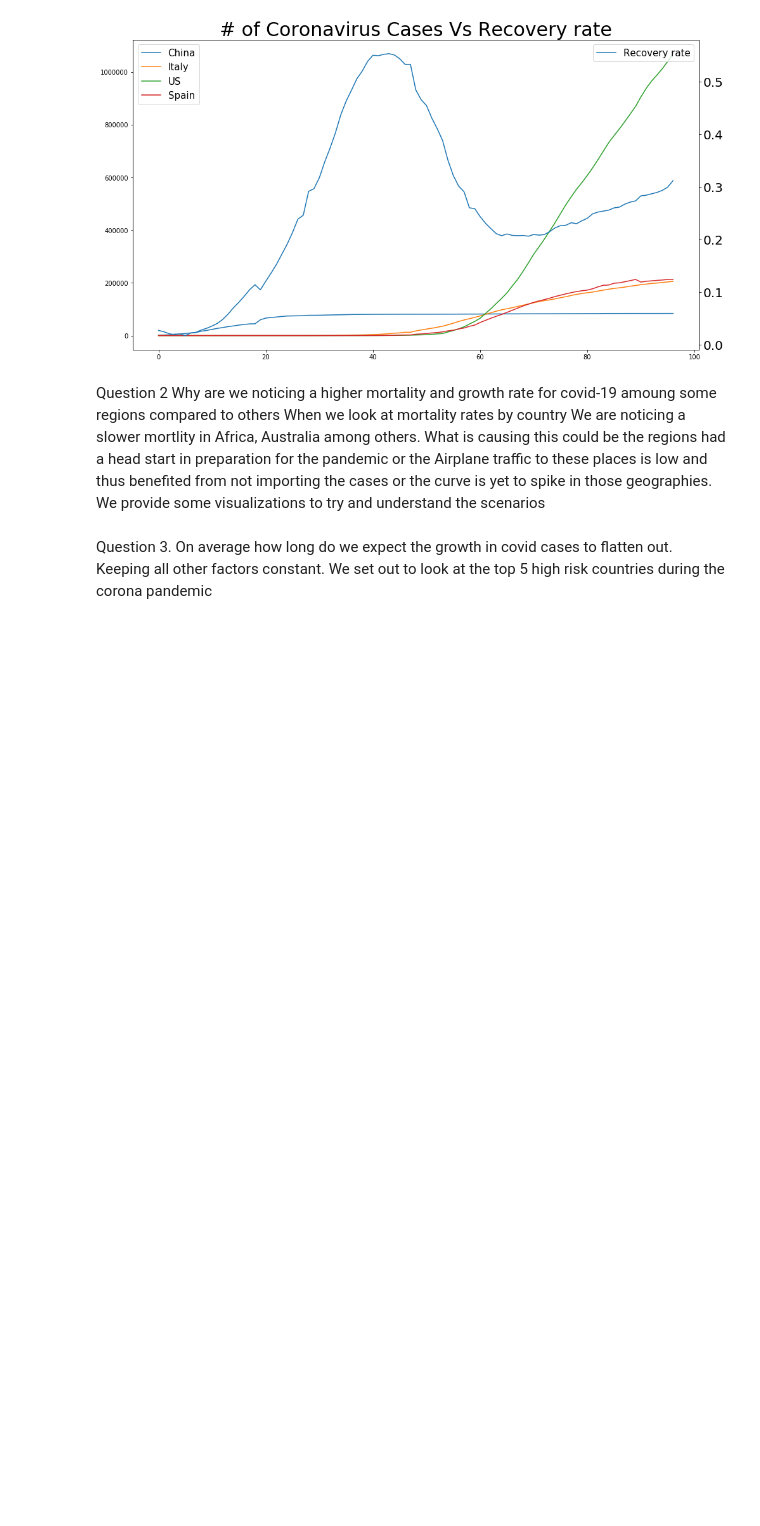
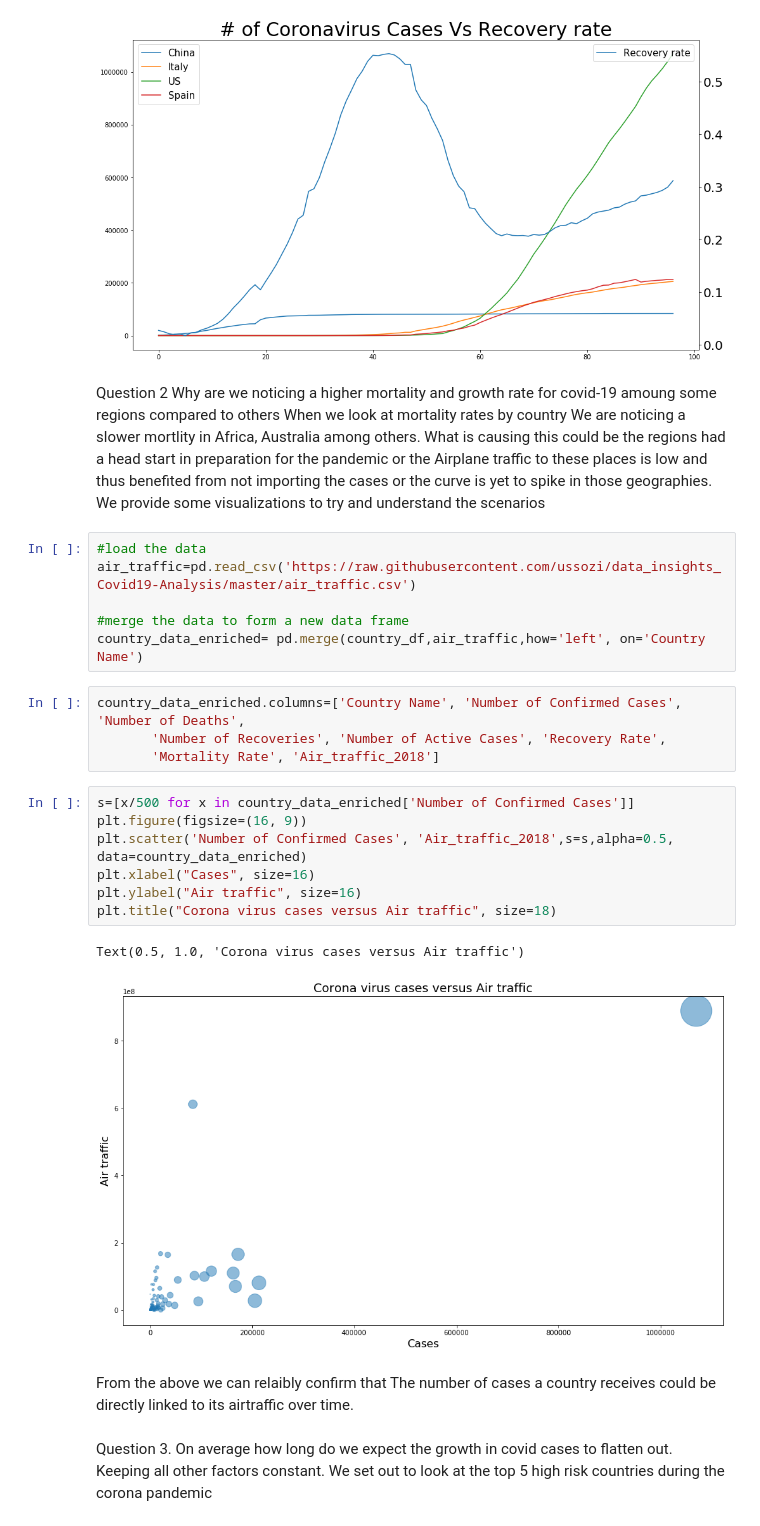
Before and after one commit to ussozi/data_insights_Covid19-Analysis, a Jupyter notebook: Covid 19 Analysis.ipynb, the cells around one changed output. Saved outputs shown, nothing was run; the diff lists cells and outputs as text; blank space fills up the shorter version.

```diff
--- a/Covid 19 Analysis.ipynb
+++ b/Covid 19 Analysis.ipynb
@@ -323,6 +323,28 @@ plt.show()
 Question 2
 Why are we noticing a higher mortality and growth rate for covid-19 amoung some regions compared to others
 When we look at mortality rates by country We are noticing a slower mortlity in Africa, Australia among others. What is causing this could be the regions had a head start in preparation for the pandemic or the Airplane traffic to these places is low and thus benefited from not importing the cases or the curve is yet to spike in those geographies. We provide some visualizations to try and understand the scenarios
+# %%
+#load the data
+air_traffic=pd.read_csv('https://raw.githubusercontent.com/ussozi/data_insights_Covid19-Analysis/master/air_traffic.csv')
+
+#merge the data to form a new data frame
+country_data_enriched= pd.merge(country_df,air_traffic,how='left', on='Country Name')
+# %%
+country_data_enriched.columns=['Country Name', 'Number of Confirmed Cases', 'Number of Deaths',
+       'Number of Recoveries', 'Number of Active Cases', 'Recovery Rate',
+       'Mortality Rate', 'Air_traffic_2018']
+# %%
+s=[x/500 for x in country_data_enriched['Number of Confirmed Cases']]
+plt.figure(figsize=(16, 9))
+plt.scatter('Number of Confirmed Cases', 'Air_traffic_2018',s=s,alpha=0.5, data=country_data_enriched)
+plt.xlabel("Cases", size=16)
+plt.ylabel("Air traffic", size=16)
+plt.title("Corona virus cases versus Air traffic", size=18)
+# %% [output]
+Text(0.5, 1.0, 'Corona virus cases versus Air traffic')
+[figure, added]
+# %% [markdown]
+From the above we can relaibly confirm that The number of cases a country receives could be directly linked to its airtraffic over time.
 # %% [markdown]
 Question 3. On average how long do we expect the growth in covid cases to flatten out. Keeping all other factors constant.
 We set out to look at the top 5 high risk countries during the corona pandemic
```
